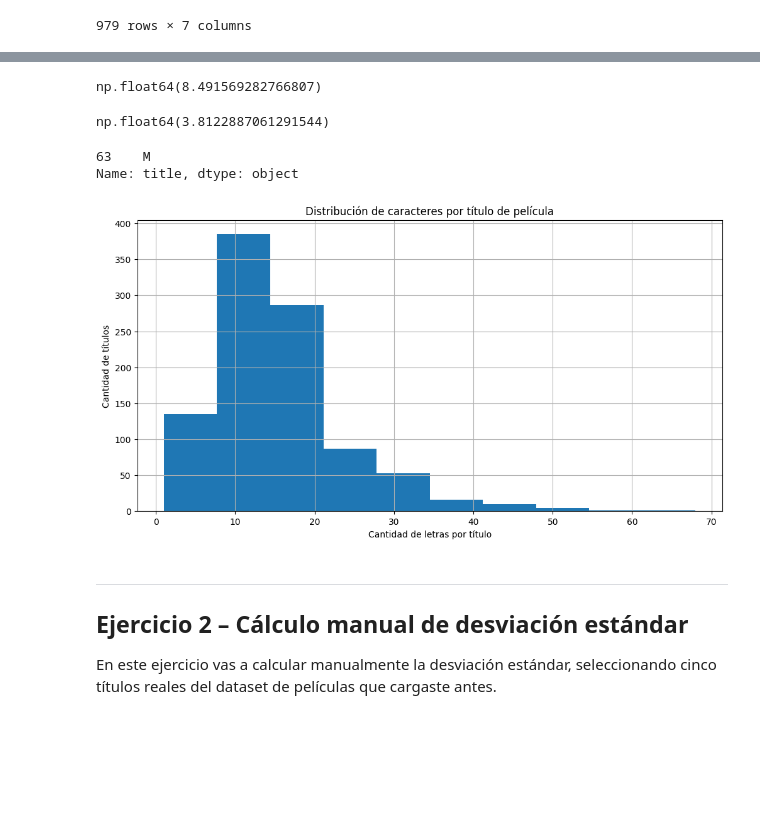
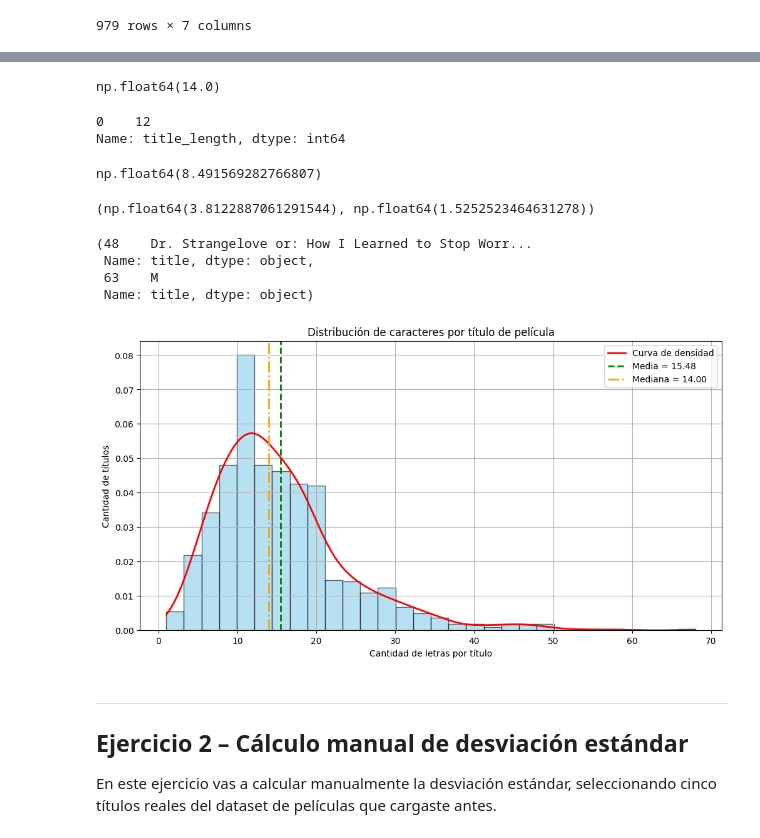
Before and after one commit to 4GeeksAcademy/descriptive-statistics-exercises-project-with-python_8, a Jupyter notebook: notebook/problems.es.ipynb, the cells around one changed output, grey strips where cells are left out. Cells and saved outputs as stored; diff of their text form; code cells hidden in the pictures; blank space fills up the shorter version.

```diff
--- a/notebook/problems.es.ipynb
+++ b/notebook/problems.es.ipynb
@@ -73,3 +64,14 @@ Name: title_length, dtype: int64
+# %%
+median = df['title_length'].median()
+median
+# %% [output]
+np.float64(14.0)
+# %%
+mode = df['title_length'].mode()
+mode
+# %% [output]
+0    12
+Name: title_length, dtype: int64
 # %%
 # Calcula el rango, la varianza y la desviación estándar de 'title_length'
 
@@ -91,32 +93,47 @@ asimtr = df['title_length'].skew()
 #asimtr
 
 curt = df['title_length'].kurt()
-curt
+curt, asimtr
 # %% [output]
-np.float64(3.8122887061291544)
+(np.float64(3.8122887061291544), np.float64(1.5252523464631278))
 # %%
 # Imprime el título más corto y el título más largo según su longitud
 largo = df['title_length'].max()
 res = df.loc[df['title_length'] == largo, 'title']
 res
 
-largo = df['title_length'].min()
-res = df.loc[df['title_length'] == largo, 'title']
-res
+corto = df['title_length'].min()
+res1 = df.loc[df['title_length'] == corto, 'title']
+
+res, res1
 # %% [output]
-63    M
-Name: title, dtype: object
+(48    Dr. Strangelove or: How I Learned to Stop Worr...
+ Name: title, dtype: object,
+ 63    M
+ Name: title, dtype: object)
 # %%
 # grafica tus resultados
 
 plt.figure(figsize=(12,6))
-plt.hist(df['title_length'])
+
+plt.hist(df['title_length'], bins = 30, color='skyblue', edgecolor='black', alpha=0.6, density=True)
+
+kde = gaussian_kde(df['title_length'])
+x = np.linspace(df['title_length'].min(), df['title_length'].max(), 200)
+plt.plot(x, kde(x), color='red', lw=2, label='Curva de densidad')
+
+plt.axvline(mean, color='green', linestyle='--', lw=2, label=f'Media = {mean:.2f}')
+plt.axvline(median, color='orange', linestyle='-.', lw=2, label=f'Mediana = {median:.2f}')
+
+
 plt.title('Distribución de caracteres por título de película')
 plt.xlabel('Cantidad de letras por título')
 plt.ylabel('Cantidad de títulos')
+plt.legend(loc='upper right')
 plt.grid(True)
+plt.show()
 # %% [output]
-[figure, old version]
+[figure, new version]
 # %% [markdown]
 ---
 
```
Also changed, not shown: parts of 3 cells of this notebook.
